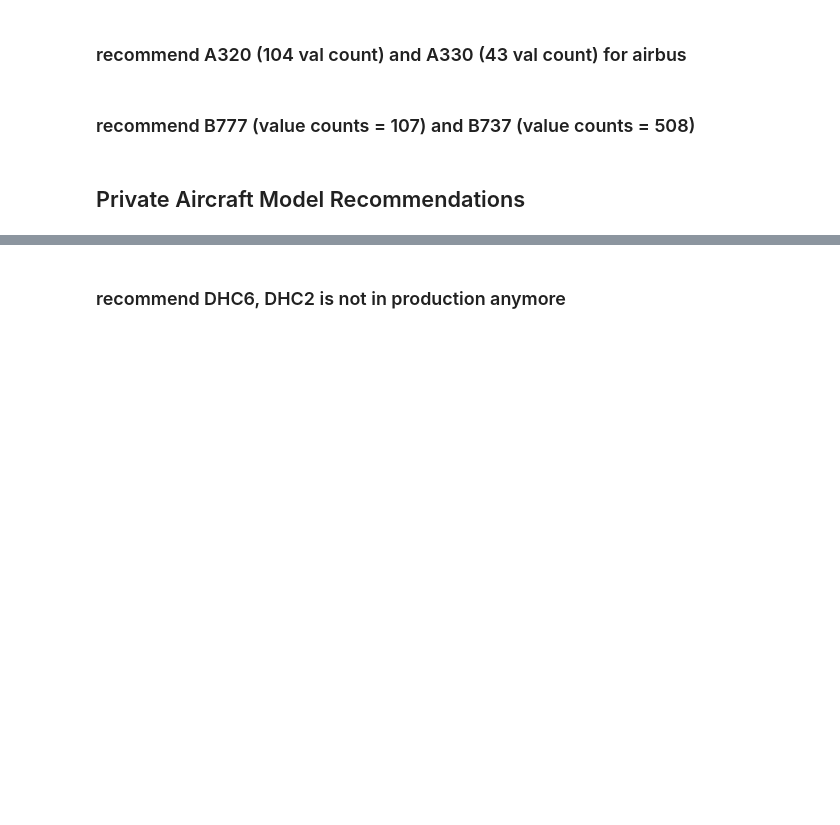
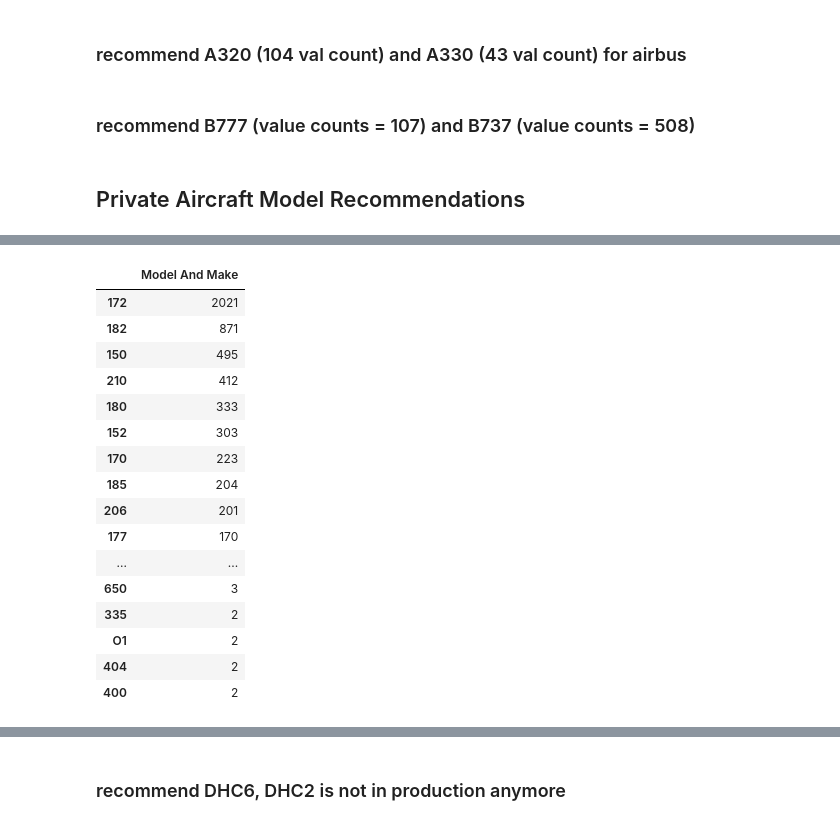
Before and after one commit to nickthetj/AircraftCrashAnalysis, a Jupyter notebook: notebooks/EDA Notebook - Nick.ipynb, the cells around one changed output, grey strips where cells are left out. Drawn from its saved outputs; the diff is of its cells as text; code cells hidden in the pictures; blank space fills up the shorter version.

```diff
--- a/notebooks/EDA Notebook - Nick.ipynb
+++ b/notebooks/EDA Notebook - Nick.ipynb
@@ -231 +248,21 @@ df_Cessna['Model And Make'] = df_Cessna['Model And Make'].str[:3]
+# %%
+pd.DataFrame(df_Cessna['Model And Make'].value_counts()[:50])
+# %% [output]
+|  | Model And Make |
+| 172 | 2021 |
+| 182 | 871 |
+| 150 | 495 |
+| 210 | 412 |
+| 180 | 333 |
+| 152 | 303 |
+| 170 | 223 |
+| 185 | 204 |
+| 206 | 201 |
+| 177 | 170 |
+| ... | ... |
+| 650 | 3 |
+| 335 | 2 |
+| O1 | 2 |
+| 404 | 2 |
+| 400 | 2 |
 # %%
```
Also changed, not shown: parts of 9 cells of this notebook.
